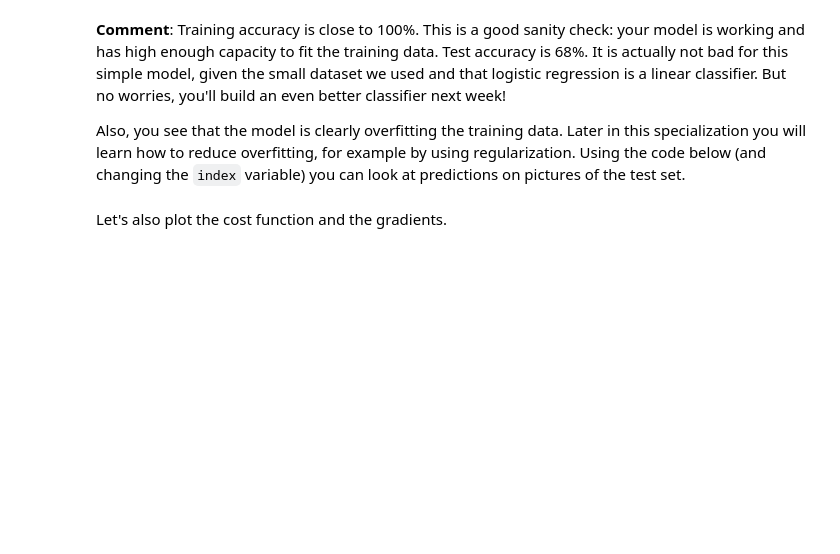
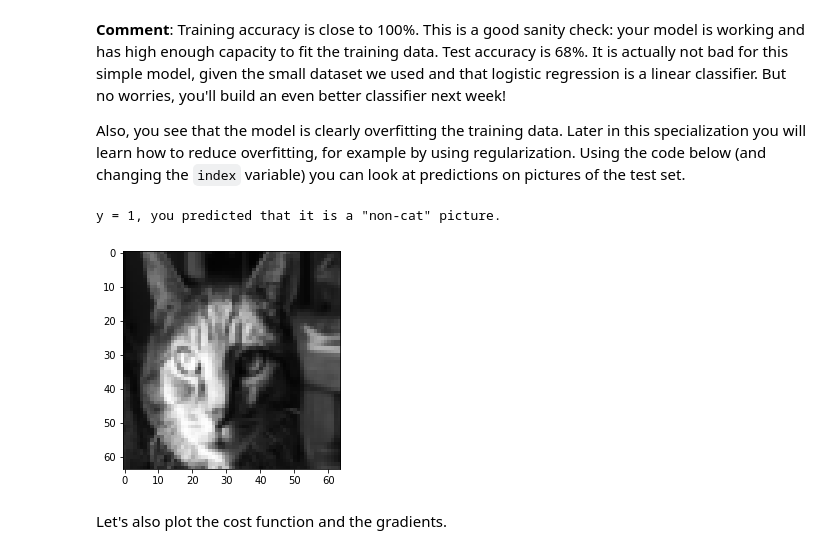
Before and after one commit to kevingoh/coursera_NeuralNetworkDeepLearning, a Jupyter notebook: assignments/Week 2/Logistic Regression as a Neural Network/Logistic_Regression_with_a_Neural_Network_mindset_v6a.ipynb, the cells around one changed output. Cells and saved outputs as stored; diff of their text form; code cells hidden in the pictures; blank space fills up the shorter version.

```diff
--- a/assignments/Week 2/Logistic Regression as a Neural Network/Logistic_Regression_with_a_Neural_Network_mindset_v6a.ipynb
+++ b/assignments/Week 2/Logistic Regression as a Neural Network/Logistic_Regression_with_a_Neural_Network_mindset_v6a.ipynb
@@ -689,9 +720,12 @@ d = model(train_set_x, train_set_y, test_set_x, test_set_y, num_iterations = 200
 Also, you see that the model is clearly overfitting the training data. Later in this specialization you will learn how to reduce overfitting, for example by using regularization. Using the code below (and changing the `index` variable) you can look at predictions on pictures of the test set.
 # %%
 # Example of a picture that was wrongly classified.
-index = 1
+index = 30
 plt.imshow(test_set_x[:,index].reshape((num_px, num_px, 3)))
-print ("y = " + str(test_set_y[0,index]) + ", you predicted that it is a \"" + classes[d["Y_prediction_test"][0,index]].decode("utf-8") +  "\" picture.")
+print ("y = " + str(test_set_y[0,index]) + ", you predicted that it is a \"" + classes[int(d["Y_prediction_test"][0,index])].decode("utf-8") +  "\" picture.")
+# %% [output]
+y = 1, you predicted that it is a "non-cat" picture.
+[figure, added]
 # %% [markdown]
 Let's also plot the cost function and the gradients.
 # %%
```
Also changed, not shown: parts of 9 cells of this notebook.
